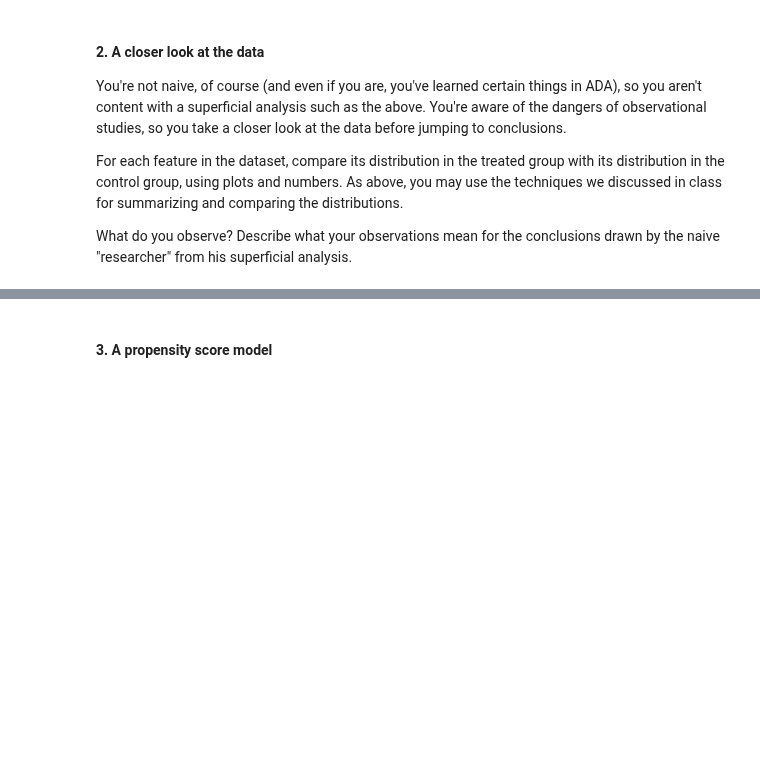
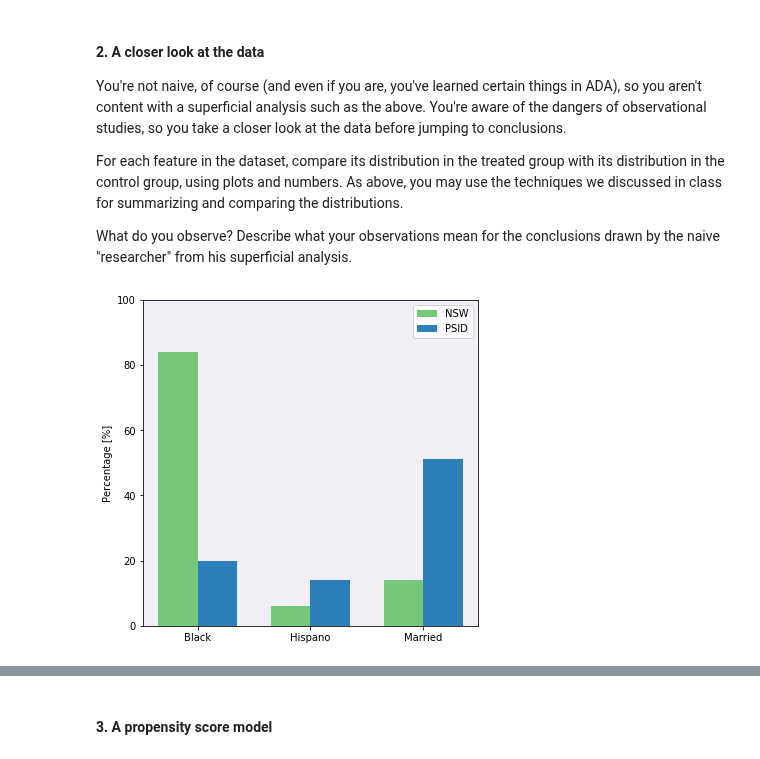
Before and after one commit to Babas10/ADA_JEX2017, a Jupyter notebook: HomeWork/04 - Applied ML/H4.ipynb, the cells around one changed output, grey strips where cells are left out. Drawn from its saved outputs; the diff is of its cells as text; code cells hidden in the pictures; blank space fills up the shorter version.

```diff
--- a/HomeWork/04 - Applied ML/H4.ipynb
+++ b/HomeWork/04 - Applied ML/H4.ipynb
@@ -177,0 +186,47 @@ hispanPSID = dataset.loc[copyDS['treat'] == 0]['hispan'] # Didn't participated i
+# %%
+#Percentage of black people in that followed the training
+blackNSWPer = round(blackNSW[blackNSW == 1].size / blackNSW.size * 100)
+#Percentage of black people in that didn't followed the training
+blackPSIDPer = round(blackPSID[blackPSID == 1].size / blackPSID.size * 100)
+
+#Percentage of hispanic people in that followed the training
+hispanNSWPer = round(hispanNSW[hispanNSW == 1].size / hispanNSW.size * 100)
+#Percentage of hispanic people in that didn't followed the training
+hispanPSIDPer = round(hispanPSID[hispanPSID == 1].size / hispanPSID.size * 100)
+
+#Percentage of married people in that followed the training
+marriedNSWPer = round(marriedNSW[marriedNSW == 1].size / mariedNSW.size * 100)
+#Percentage of married people in that didn't followed the training
+marriedPSIDPer = round(marriedPSID[marriedPSID == 1].size / mariedPSID.size * 100)
+# %%
+import numpy as np
+import matplotlib.pyplot as plt
+
+
+N = 3
+NSWBar = (blackNSWPer, hispanNSWPer, marriedNSWPer)
+PSIDBar = (blackPSIDPer, hispanPSIDPer, marriedPSIDPer)
+
+ind = np.arange(N)    # the x locations for the groups
+width = 0.35       # the width of the bars: can also be len(x) sequence
+
+fig, ax = plt.subplots()
+fig.set_figheight(6)
+rects1 = ax.bar(ind, NSWBar, width, color='#78c679')
+
+rects2 = ax.bar(ind + width, PSIDBar, width, color='#2c7fb8')
+
+# add some text for labels, title and axes ticks
+ax.set_facecolor('#f1eef6')
+ax.set_ylabel('Percentage [%]')
+ax.set_ylim(0, 100)
+#ax.set_title('Percentage ')
+ax.set_xticks(ind + width / 2)
+ax.set_xticklabels(('Black', 'Hispano', 'Married'))
+
+ax.legend((rects1[0], rects2[0]), ('NSW', 'PSID'))
+
+
+plt.show()
+# %% [output]
+[figure, added]
```
Also changed, not shown: parts of 4 cells of this notebook.
